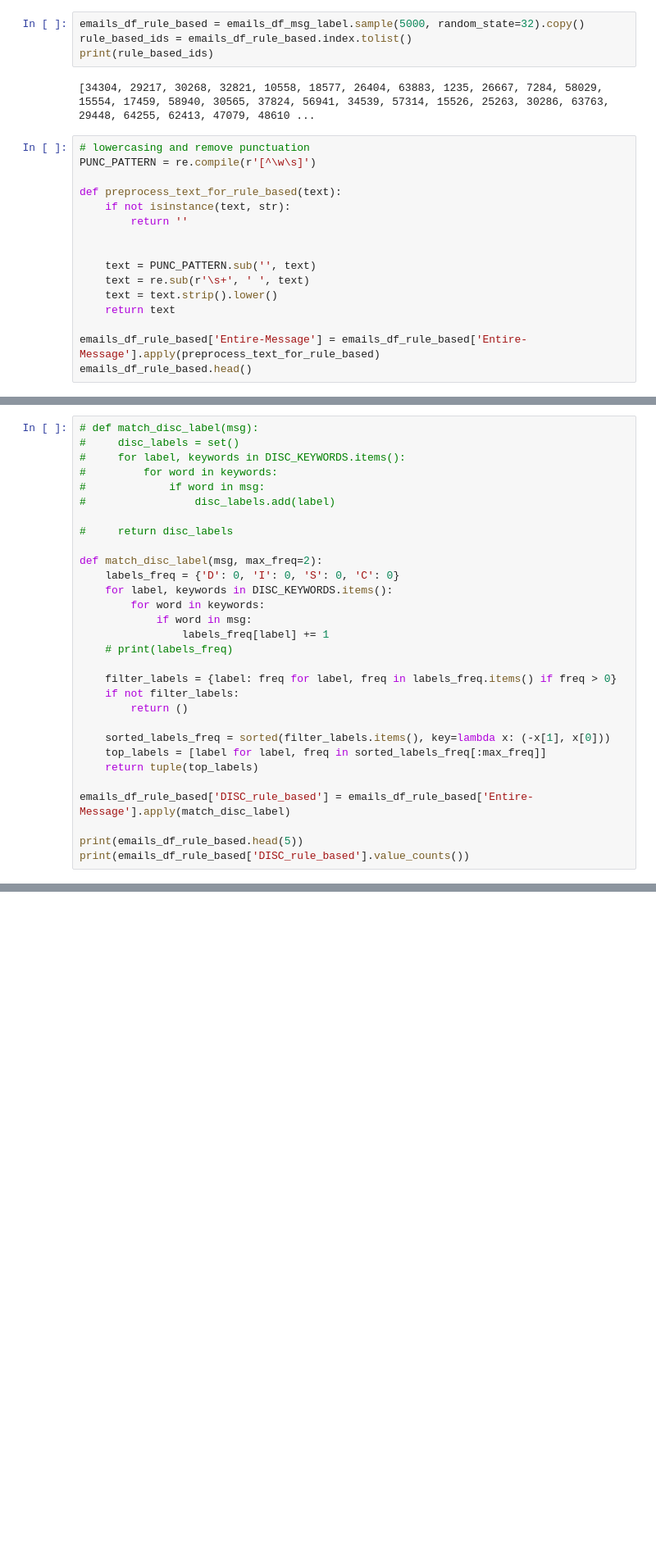
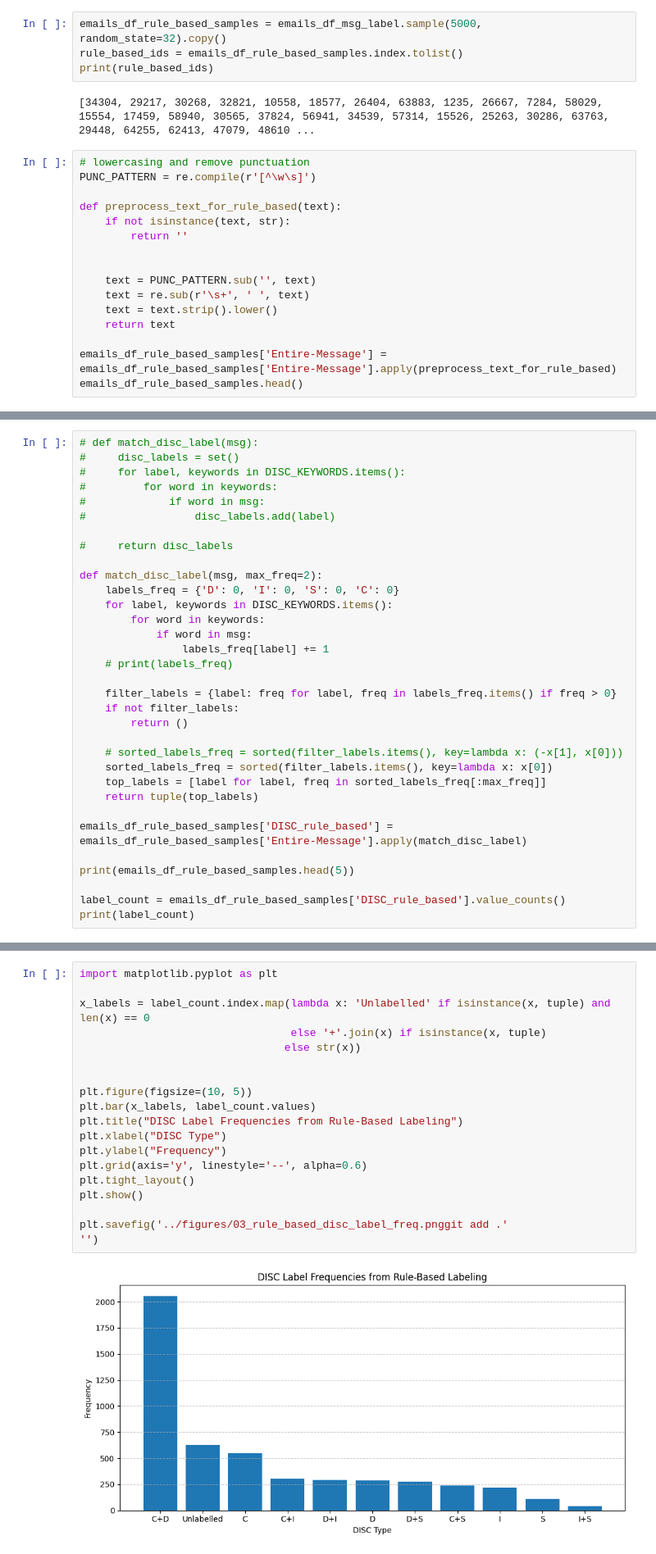
Before and after one commit to pkdc/disc-predictor-for-business, a Jupyter notebook: notebooks/03_prepare_emails_for_labelling.ipynb, the cells around one changed output, grey strips where cells are left out. Shown at 82% size. Saved outputs shown, nothing was run; the diff lists cells and outputs as text; blank space fills up the shorter version.

Commit message:
plotted freq vs DISC dist for rule based labelled samples

```diff
--- a/notebooks/03_prepare_emails_for_labelling.ipynb
+++ b/notebooks/03_prepare_emails_for_labelling.ipynb
@@ -29,8 +30,8 @@ emails_df_msg_label.head()
 | 3 | NaN | Re: FW: fixed forward or other Co... |
 | 4 | NaN | No Subject Lucy,\n Here are the r... |
 # %%
-emails_df_rule_based = emails_df_msg_label.sample(5000, random_state=32).copy()
-rule_based_ids = emails_df_rule_based.index.tolist()
+emails_df_rule_based_samples = emails_df_msg_label.sample(5000, random_state=32).copy()
+rule_based_ids = emails_df_rule_based_samples.index.tolist()
 print(rule_based_ids)
 # %% [output]
 [34304, 29217, 30268, 32821, 10558, 18577, 26404, 63883, 1235, 26667, 7284, 58029, 15554, 17459, 58940, 30565, 37824, 56941, 34539, 57314, 15526, 25263, 30286, 63763, 29448, 64255, 62413, 47079, 48610 ...
@@ -48,8 +49,8 @@ def preprocess_text_for_rule_based(text):
     text = text.strip().lower()
     return text
 
-emails_df_rule_based['Entire-Message'] = emails_df_rule_based['Entire-Message'].apply(preprocess_text_for_rule_based)
-emails_df_rule_based.head()
+emails_df_rule_based_samples['Entire-Message'] = emails_df_rule_based_samples['Entire-Message'].apply(preprocess_text_for_rule_based)
+emails_df_rule_based_samples.head()
 # %% [output]
 |  | DISC | Entire-Message |
 | 34304 | NaN | no subject jeff can you set up a ... |
@@ -117,14 +118,17 @@ def match_disc_label(msg, max_freq=2):
     if not filter_labels:
         return ()
 
-    sorted_labels_freq = sorted(filter_labels.items(), key=lambda x: (-x[1], x[0]))
+    # sorted_labels_freq = sorted(filter_labels.items(), key=lambda x: (-x[1], x[0]))
+    sorted_labels_freq = sorted(filter_labels.items(), key=lambda x: x[0])
     top_labels = [label for label, freq in sorted_labels_freq[:max_freq]]
     return tuple(top_labels)
 
-emails_df_rule_based['DISC_rule_based'] = emails_df_rule_based['Entire-Message'].apply(match_disc_label)
+emails_df_rule_based_samples['DISC_rule_based'] = emails_df_rule_based_samples['Entire-Message'].apply(match_disc_label)
 
-print(emails_df_rule_based.head(5))
-print(emails_df_rule_based['DISC_rule_based'].value_counts())
+print(emails_df_rule_based_samples.head(5))
+
+label_count = emails_df_rule_based_samples['DISC_rule_based'].value_counts()
+print(label_count)
 # %% [output]
        DISC                                     Entire-Message DISC_rule_based
 34304   NaN  no subject jeff can you set up a meetin with y...              ()
@@ -145 +151,22 @@ DISC_rule_based
 Name: count, dtype: int64
+# %%
+import matplotlib.pyplot as plt
+
+x_labels = label_count.index.map(lambda x: 'Unlabelled' if isinstance(x, tuple) and len(x) == 0
+                                 else '+'.join(x) if isinstance(x, tuple)
+                                else str(x))
+
+
+plt.figure(figsize=(10, 5))
+plt.bar(x_labels, label_count.values)
+plt.title("DISC Label Frequencies from Rule-Based Labeling")
+plt.xlabel("DISC Type")
+plt.ylabel("Frequency")
+plt.grid(axis='y', linestyle='--', alpha=0.6)
+plt.tight_layout()
+plt.show()
+
+plt.savefig('../figures/03_rule_based_disc_label_freq.pnggit add .'
+'')
+# %% [output]
+[figure, added]
```
Also changed, not shown: parts of 4 cells of this notebook, 1 other file.
